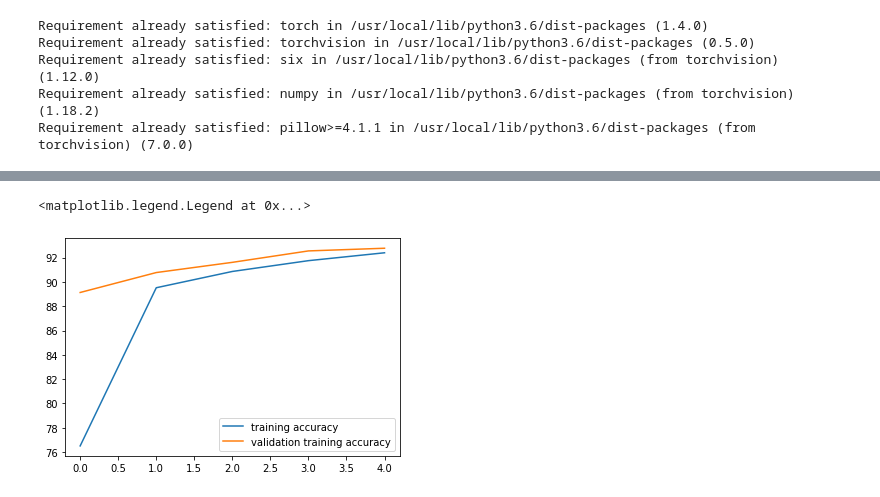
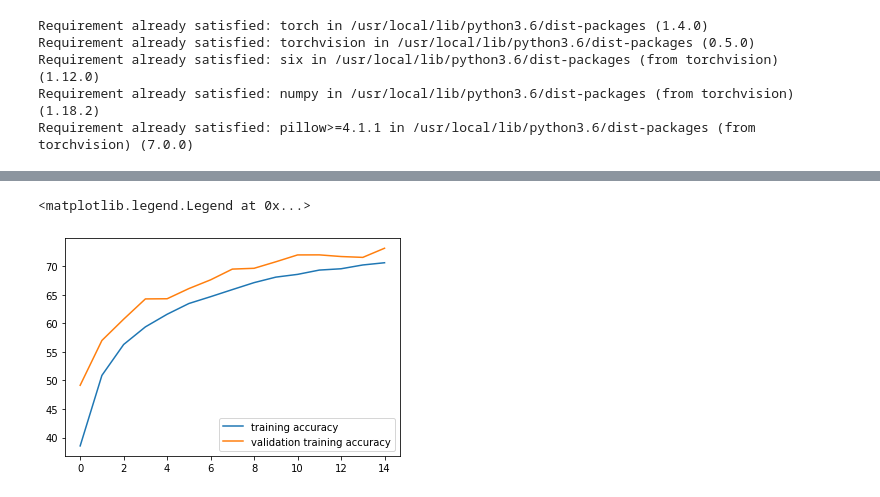
Before and after one commit to luckysouthchou/pytorch_udemy, a Jupyter notebook: CIFAR_10.ipynb, the cells around one changed output, grey strips where cells are left out. Drawn from its saved outputs; the diff is of its cells as text; code cells hidden in the pictures.

```diff
--- a/CIFAR_10.ipynb
+++ b/CIFAR_10.ipynb
@@ -20,13 +38,15 @@ from torchvision import datasets, transforms
 #image = (image - mean) / std
 '''If you read the documentation here 872, you will see that both parameters are “Sequences for each channel”. Color images have three channels (red, green, blue), therefore you need three parameters to normalize each channel. The first tuple (0.5, 0.5, 0.5) is the mean for all three channels and the second (0.5, 0.5, 0.5) is the standard deviation for all three channels.'''
 
-transform =  transforms.Compose([transforms.Resize ((28, 28)),
+
+
+transform =  transforms.Compose([transforms.Resize ((32, 32)),
                                 #resize it to 28 by 28, because the imgae may be 1000 by 1000 or other scale, we need to make sure and using one standerd
                                 transforms.ToTensor(),
-                                transforms.Normalize((0.5, ), (0.5, ))
+                                transforms.Normalize((0.5, 0.5, 0.5 ), (0.5, 0.5, 0.5))
                                 ])
-training_dataset = dataset(root='./data', train=True, download=True, transform=transform)
-validation_dataset = datasets.MNIST(root='./data', train=False, download=True, transform=transform)
+training_dataset = datasets.CIFAR10(root='./data', train=True, download=True, transform=transform_train)
+validation_dataset = datasets.CIFAR10(root='./data', train=False, download=True, transform=transform)
 #training = False .>>> in order to validate the model in the end
 
 training_loader = torch.utils.data.DataLoader(dataset=training_dataset, batch_size=100, shuffle=True)
@@ -78,0 +121,3 @@ Classfier(
+# %%
+model = LeNet().to(device)
+model
@@ -79,9 +133,9 @@ Classfier(
 # %%
 criterion = nn.CrossEntropyLoss()
-optimizer = torch.optim.Adam(model.parameters(), lr = 0.0001)
+optimizer = torch.optim.Adam(model.parameters(), lr = 0.001)
 #we can reset the learning rates to 0.001 even 0.0001to have a good prediction
 # %%
-epochs = 5
+epochs = 15
 running_loss_history = []
 #store loss of every epoch
 running_correct_history = []
@@ -98,7 +152,9 @@ for e in range(epochs):
 
 
   for inputs, labels in training_loader:
-    inputs = inputs.view(inputs.shape[0], -1)
+    inputs = inputs.to(device)
+    labels = labels.to(device)
+    #inputs = inputs.view(inputs.shape[0], -1)
     #1, 784(1 channel, 28 * 28), make image 1 dimentional
     outputs = model(inputs)
     #model using linear first, then using softmax to transfer the number into probabiloities, if the model is more sinple. softmax can be sigmoid function to transfer the number into probability
@@ -122,8 +178,10 @@ for e in range(epochs):
 
       for val_inputs, val_labels  in validation_loader:
       #validation process
-        val_inputs = val_inputs.view(inputs.shape[0], -1)
+        #val_inputs = val_inputs.view(inputs.shape[0], -1)
         #1, 784(1 channel, 28 * 28), make image 1 dimentional
+        val_inputs = val_inputs.to(device)
+        val_labels = val_labels.to(device)
         val_outputs = model(val_inputs)
         #model using linear first, then using softmax to transfer the number into probabiloities, if the model is more sinple. softmax can be sigmoid function to transfer the number into probability
         val_loss = criterion(val_outputs, val_labels)
@@ -153,6 +211,17 @@ for e in range(epochs):
     val_running_loss_history.append(val_epoch_loss)
     val_running_correct_history.append(val_epoch_acc)
     print('epoch:',(e+1))
+
+
+
+
+
+
+
+
+
+
+
     #print test datse set out comes with loss and accuracy
     print('training loss: {:.4f}'.format(epoch_loss))
     print('trainig accuracy: {:.4f}'.format(epoch_acc.item()))
@@ -205,9 +258,12 @@ Successfully installed pillow-4.0.0
 # %%
 #this graph is fluctuated, so reset the learning rates to a more minor vakue 0.01>>>> 0.001>>>>>0.0001, and run the program again
 # %%
+0.3
+
+
 plt.plot(running_correct_history, label = 'training accuracy')
 plt.plot(val_running_correct_history, label = 'validation training accuracy')
 plt.legend()
 # %% [output]
 <matplotlib.legend.Legend at 0x...>
-[figure, old version]
+[figure, new version]
```
Also changed, not shown: parts of 20 cells of this notebook.
